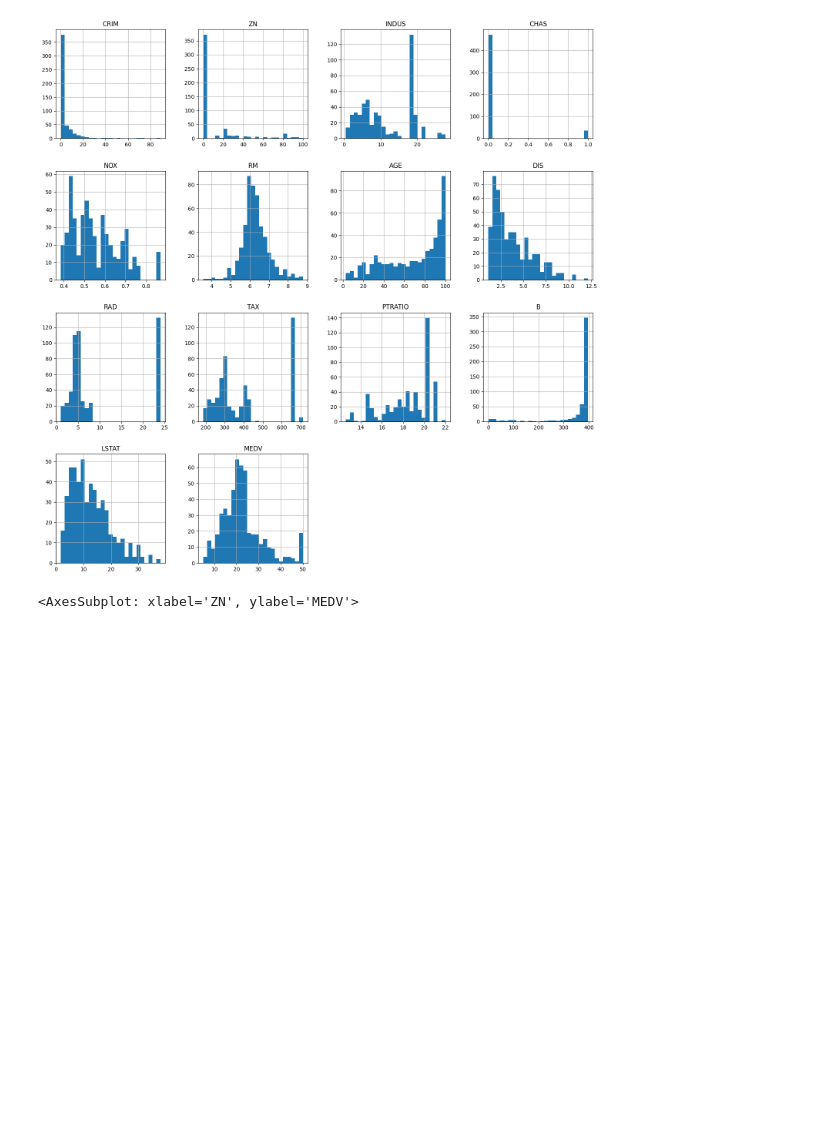
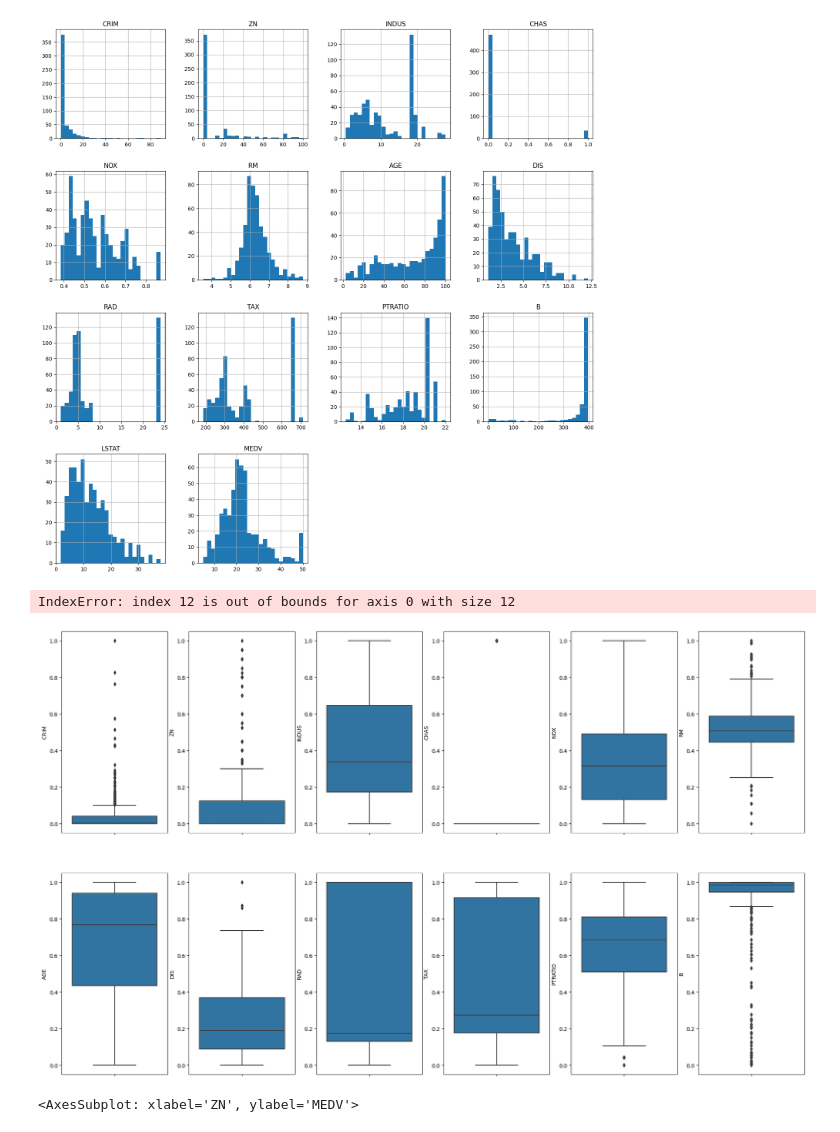
Before and after one commit to sanjayan1734/19CSE305-Sem-V-term-project, a Jupyter notebook: main.ipynb, the cells around one changed output. Drawn from its saved outputs; the diff is of its cells as text; code cells hidden in the pictures; blank space fills up the shorter version.

```diff
--- a/main.ipynb
+++ b/main.ipynb
@@ -108,6 +110,18 @@ array([[<AxesSubplot: title={'center': 'CRIM'}>,
         <AxesSubplot: title={'center': 'MEDV'}>, <AxesSubplot: >,
         <AxesSubplot: >]], dtype=object)
 [figure]
+# %%
+fig, ax = plt.subplots(ncols=6, nrows=2, figsize=(25, 15))
+ax = ax.flatten()
+index = 0
+for i in df.columns:
+  sns.boxplot(y=i, data=df, ax=ax[index])
+  index +=1
+plt.tight_layout(pad=0.5)
+plt.show()
+# %% [output]
+IndexError: index 12 is out of bounds for axis 0 with size 12
+[figure, added]
 # %%
 plt.subplot(3,4,1)
 sns.regplot(x=df['AGE'],y=df['MEDV'],data=df)
```
Also changed, not shown: parts of 7 cells of this notebook.
